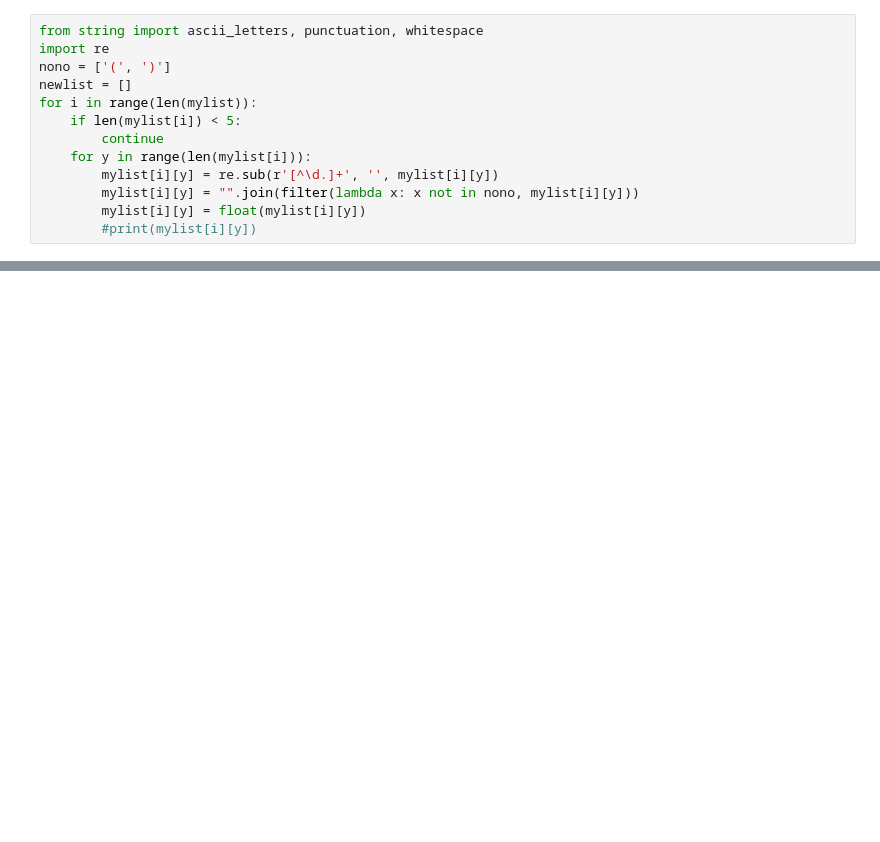
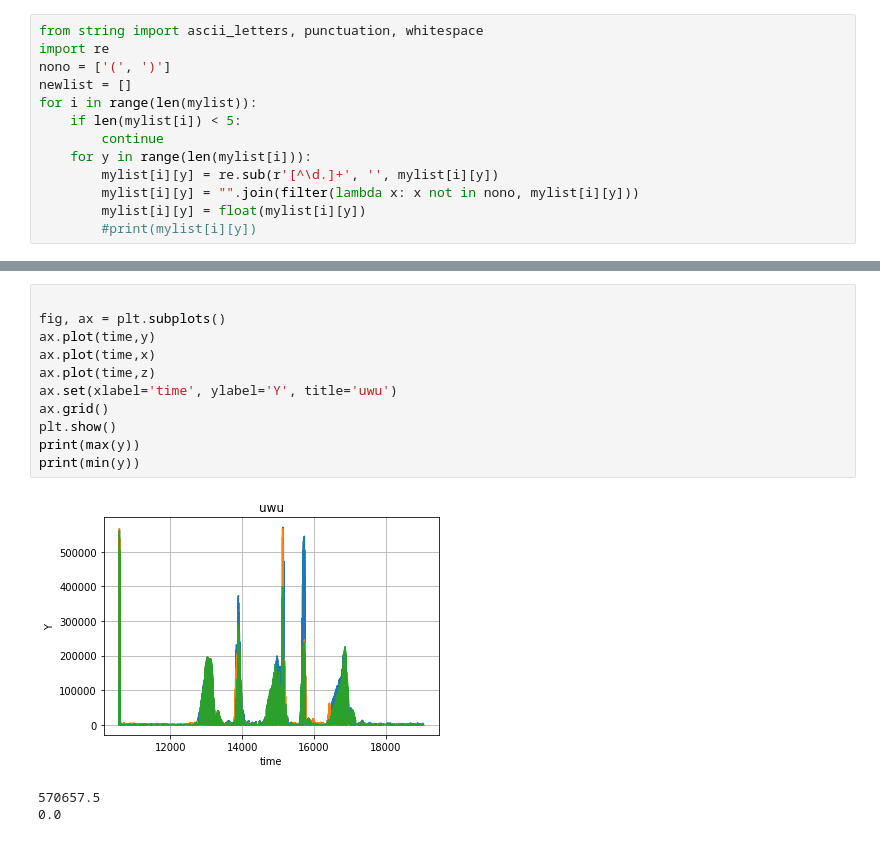
Before and after one commit to jnunez101/TapVRap, a Jupyter notebook: Data/TheData.ipynb, the cells around one changed output, grey strips where cells are left out. Drawn from its saved outputs; the diff is of its cells as text; blank space fills up the shorter version.

```diff
--- a/Data/TheData.ipynb
+++ b/Data/TheData.ipynb
@@ -110 +93,16 @@ print(min(y))
 0.0
+# %%
+
+fig, ax = plt.subplots()
+ax.plot(time,y)
+ax.plot(time,x)
+ax.plot(time,z)
+ax.set(xlabel='time', ylabel='Y', title='uwu')
+ax.grid()
+plt.show()
+print(max(y))
+print(min(y))
+# %% [output]
+[figure, added]
+570657.5
+0.0
```
Also changed, not shown: parts of 7 cells of this notebook, 1 other file.
